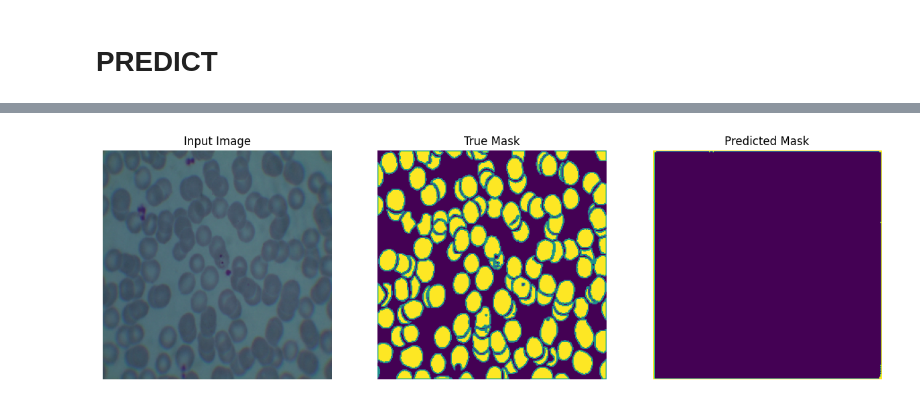
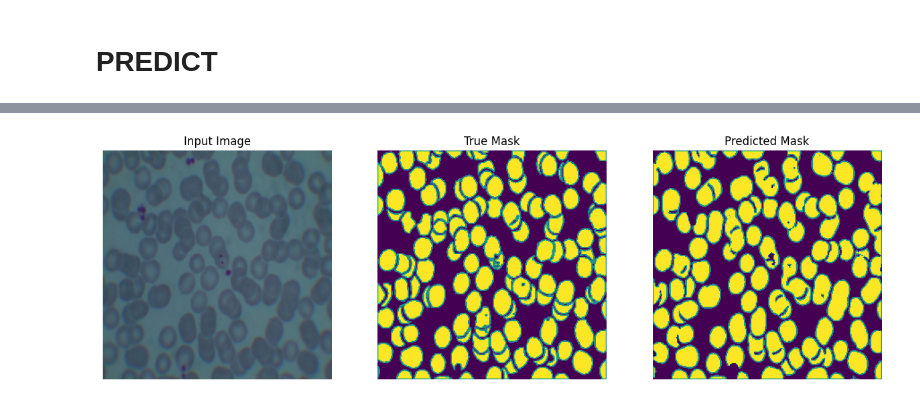
Before and after one commit to klingerkrieg/unet-rbc, a Jupyter notebook: unet2_with_border.ipynb, the cells around one changed output, grey strips where cells are left out. Drawn from its saved outputs; the diff is of its cells as text; code cells hidden in the pictures.

Commit message:
Mais versoes da unet

```diff
--- a/unet2_with_border.ipynb
+++ b/unet2_with_border.ipynb
@@ -85,13 +85,10 @@ class DataGen(keras.utils.Sequence):
     def __len__(self):
         return int(np.ceil(len(self.ids)/float(self.batch_size)));#length of the epoch as length of generation DataGen obj
 
-BATCH_SIZE = 10
-image_size = 512
+BATCH_SIZE = 15
+image_size = 256
 mask_size  = None
-NUM_EPOCHS = 10
-TRAIN_LENGTH = 30
-VAL_SUBSPLITS = 5
-TEST_LENGTH = 30
+NUM_EPOCHS = 1000
 
 train_path = "./data-1024x1024-border"; #address of the dataset
 train_ids = os.listdir(train_path + "/images")
@@ -176,10 +173,14 @@ def build_unet_model(input_size=(128,128,3)):
     # 9 - upsample
     u9 = upsample_block(u8, f1, 64)
     # outputs
-    outputs = layers.Conv2D(3, 1, padding="same", activation = "softmax")(u9)
+    #outputs = layers.Conv2D(3, 1, padding="same", activation = "softmax")(u9)
+    outputs = layers.Conv2D(3, 1, padding="same", activation = "sigmoid")(u9)
     # unet model with Keras Functional API
     unet_model = tf.keras.Model(inputs, outputs, name="U-Net")
     return unet_model
 
 
-unet_model = build_unet_model(input_size = (512,512,3))
+unet_model = build_unet_model(input_size = (image_size,image_size,3))
+
+unet_model.compile(optimizer="adam", loss="binary_crossentropy", metrics=["acc"])
+unet_model.summary()
@@ -277,16 +297,16 @@ def display(display_list):
 
 def create_mask(pred_mask):
     #print(pred_mask)
-#     pred_mask = tf.argmax(pred_mask, axis=-1)
-#     pred_mask = pred_mask[..., tf.newaxis]
-#     return pred_mask
-    #pred_mask2 = pred_mask.copy()
-    pred_mask2 = cv2.cvtColor(pred_mask, cv2.COLOR_BGR2GRAY)
-    pred_mask2[pred_mask2 < 0.3] = 0
-    pred_mask2[np.logical_and(pred_mask2 >= 0.3, pred_mask2 <= 0.8)] = 1
-    pred_mask2[pred_mask2 > 0.8] = 2
-    pred_mask2 = pred_mask2.astype(int)
-    return pred_mask2
+    pred_mask = tf.argmax(pred_mask, axis=-1)
+    pred_mask = pred_mask[..., tf.newaxis]
+    return pred_mask
+#     pred_mask2 = pred_mask.copy()
+#     pred_mask2 = cv2.cvtColor(pred_mask, cv2.COLOR_BGR2GRAY)
+#     pred_mask2[pred_mask2 < 0.3] = 0
+#     pred_mask2[np.logical_and(pred_mask2 >= 0.3, pred_mask2 <= 0.8)] = 1
+#     pred_mask2[pred_mask2 > 0.8] = 2
+#     pred_mask2 = pred_mask2.astype(int)
+#     return pred_mask2
 
 ## Dataset for prediction
 p_image, p_mask = train_gen.__getitem__(0); #accessed as normalised bool
@@ -297 +317 @@ display([p_image[0], p_mask[0], create_mask(pred_mask[0])])
-[figure, old version]
+[figure, new version]
```
Also changed, not shown: parts of 6 cells of this notebook, 1 other file.
